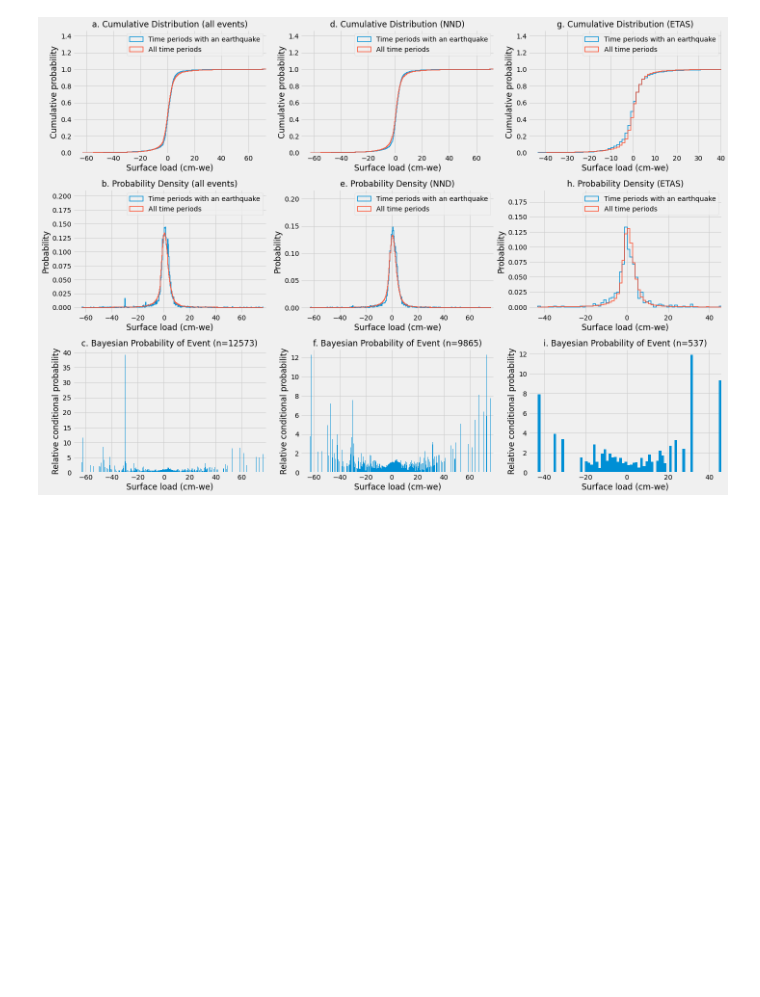
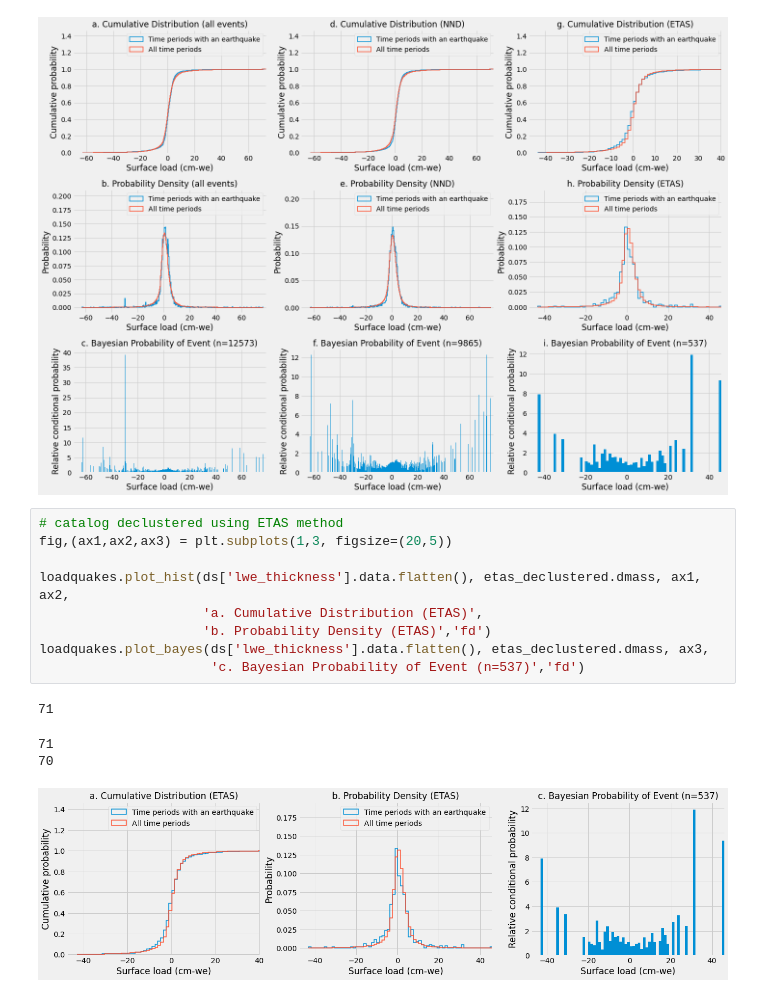
Before and after one commit to amandasyamsul/SLIQ, a Jupyter notebook: figure-1.ipynb, the cells around one changed output. Cells and saved outputs as stored; diff of their text form; blank space fills up the shorter version.

Commit message:
made final changes to histograms for write-up

```diff
--- a/figure-1.ipynb
+++ b/figure-1.ipynb
@@ -97,3 +96,17 @@ all_figs(ds['lwe_thickness'].data.flatten(),
 71
 70
 [figure]
+# %%
+# catalog declustered using ETAS method
+fig,(ax1,ax2,ax3) = plt.subplots(1,3, figsize=(20,5))
+
+loadquakes.plot_hist(ds['lwe_thickness'].data.flatten(), etas_declustered.dmass, ax1, ax2,
+                     'a. Cumulative Distribution (ETAS)',
+                     'b. Probability Density (ETAS)','fd')
+loadquakes.plot_bayes(ds['lwe_thickness'].data.flatten(), etas_declustered.dmass, ax3,
+                      'c. Bayesian Probability of Event (n=537)','fd')
+# %% [output]
+71
+71
+70
+[figure, added]
```
Also changed, not shown: parts of 1 cell of this notebook.
